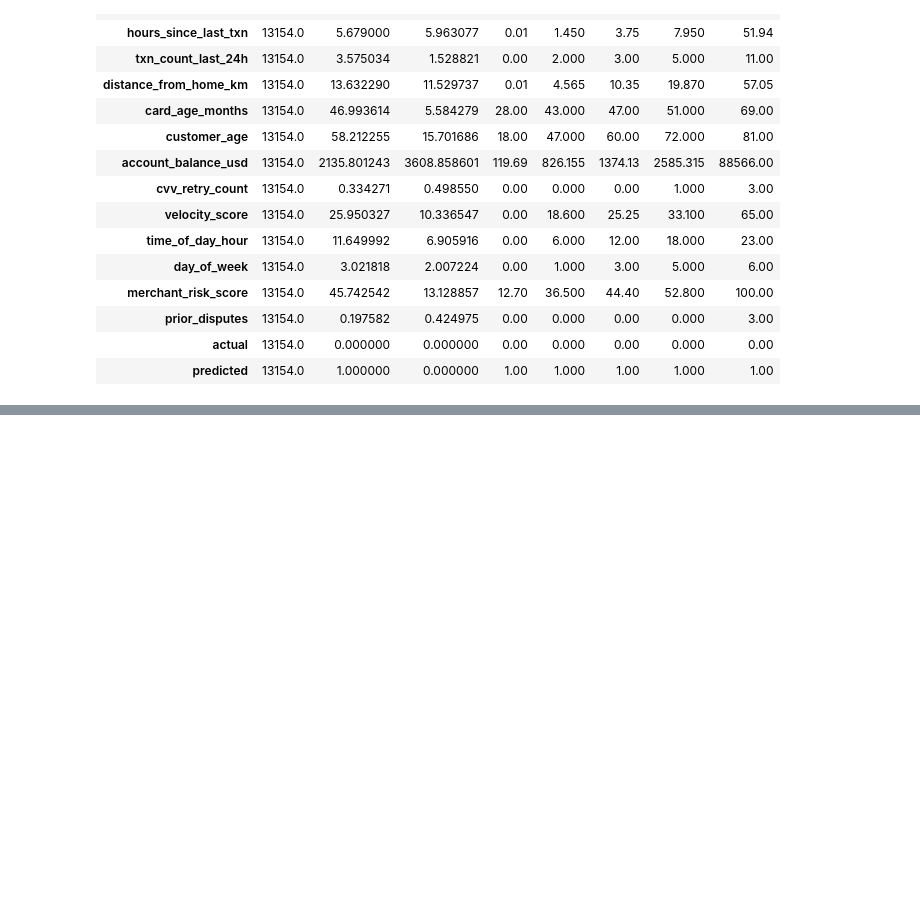
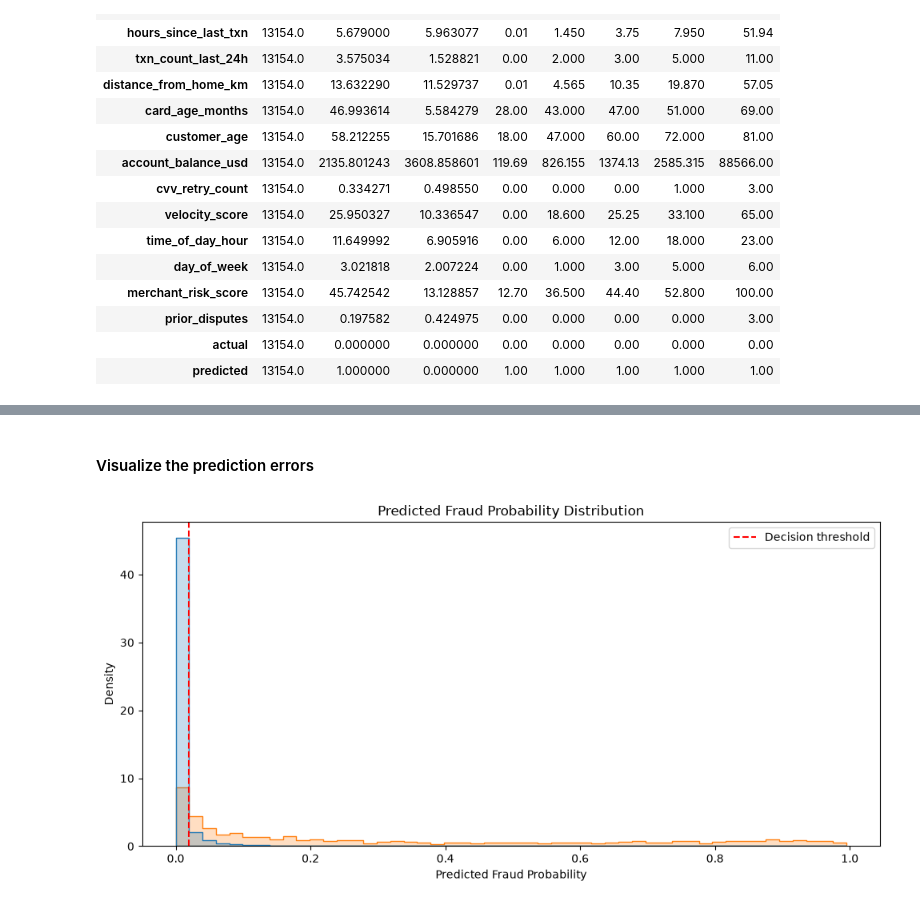
Before and after one commit to Percy5598/fraud-detection-2026, a Jupyter notebook: notebooks/02_basline_model.ipynb, the cells around one changed output, grey strips where cells are left out. Saved outputs shown, nothing was run; the diff lists cells and outputs as text; code cells hidden in the pictures; blank space fills up the shorter version.

```diff
--- a/notebooks/02_basline_model.ipynb
+++ b/notebooks/02_basline_model.ipynb
@@ -346,0 +489,30 @@ False positives:
+# %% [markdown]
+#### Visualize the prediction errors
+# %%
+plt.figure(figsize=(10, 5))
+
+sns.histplot(
+    data=errors,
+    x="probability",
+    hue="actual",
+    bins=50,
+    stat="density",
+    common_norm=False,
+    element="step"
+)
+
+plt.axvline(
+    threshold,
+    color="red",
+    linestyle="--",
+    label="Decision threshold"
+)
+
+plt.title("Predicted Fraud Probability Distribution")
+plt.xlabel("Predicted Fraud Probability")
+plt.ylabel("Density")
+plt.legend()
+plt.tight_layout()
+plt.show()
+# %% [output]
+[figure, added]
```
Also changed, not shown: parts of 15 cells of this notebook.
